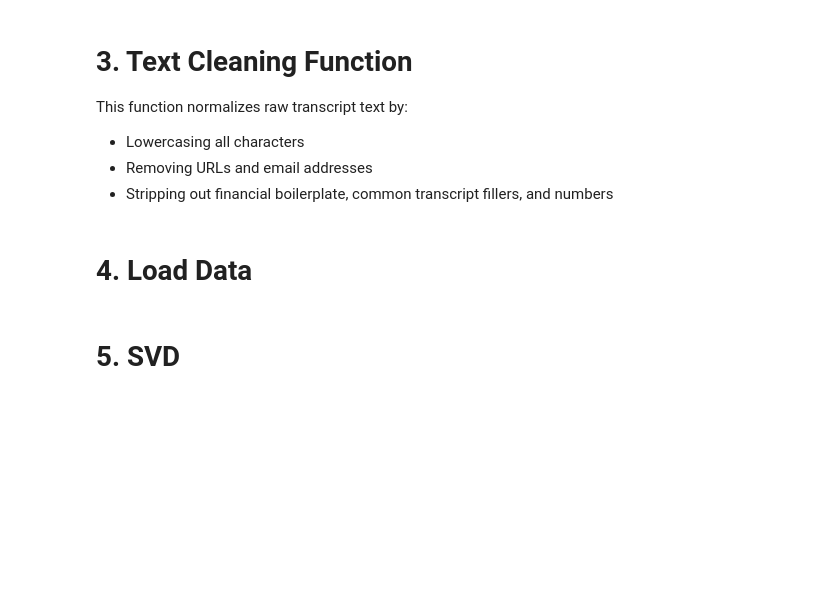
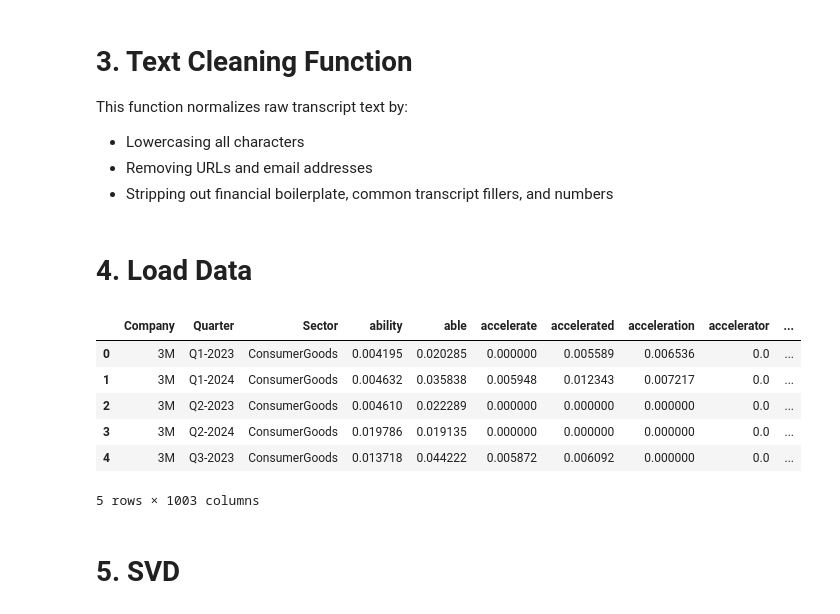
Before and after one commit to sahn1998/EarningsTranscripts-NLP, a Jupyter notebook: notebooks/data_preprocess_1.ipynb, the cells around one changed output. Cells and saved outputs as stored; diff of their text form; code cells hidden in the pictures; blank space fills up the shorter version.

```diff
--- a/notebooks/data_preprocess_1.ipynb
+++ b/notebooks/data_preprocess_1.ipynb
@@ -259,4 +294,30 @@ tfidf_matrix = vectorizer.fit_transform(documents)
 tfidf_terms = vectorizer.get_feature_names_out()
+# %%
+# Visualizing the matrix
+quarters = df["quarter"]
+companies = df["company"]
+sectors = df["company"].str.lower().map(company_to_sector)
+
+tfidf_dense = tfidf_matrix.toarray()
+tfidf_df = pd.DataFrame(tfidf_dense, columns=tfidf_terms)
+
+meta_df = pd.DataFrame({
+    "Company": companies,
+    "Quarter": quarters,
+    "Sector": sectors
+})
+
+# Combine metadata + TF-IDF features
+tfidf_df_final = pd.concat([meta_df.reset_index(drop=True), tfidf_df.reset_index(drop=True)], axis=1)
+tfidf_df_final.head()
+# %% [output]
+|  | Company | Quarter | Sector | ability | able | accelerate | accelerated | acceleration | accelerator | ... |
+| 0 | 3M | Q1-2023 | ConsumerGoods | 0.004195 | 0.020285 | 0.000000 | 0.005589 | 0.006536 | 0.0 | ... |
+| 1 | 3M | Q1-2024 | ConsumerGoods | 0.004632 | 0.035838 | 0.005948 | 0.012343 | 0.007217 | 0.0 | ... |
+| 2 | 3M | Q2-2023 | ConsumerGoods | 0.004610 | 0.022289 | 0.000000 | 0.000000 | 0.000000 | 0.0 | ... |
+| 3 | 3M | Q2-2024 | ConsumerGoods | 0.019786 | 0.019135 | 0.000000 | 0.000000 | 0.000000 | 0.0 | ... |
+| 4 | 3M | Q3-2023 | ConsumerGoods | 0.013718 | 0.044222 | 0.005872 | 0.006092 | 0.000000 | 0.0 | ... |
+5 rows × 1003 columns
 # %% [markdown]
 # 5. SVD
 # %% [markdown]
```
Also changed, not shown: parts of 16 cells of this notebook, 2 other files.
